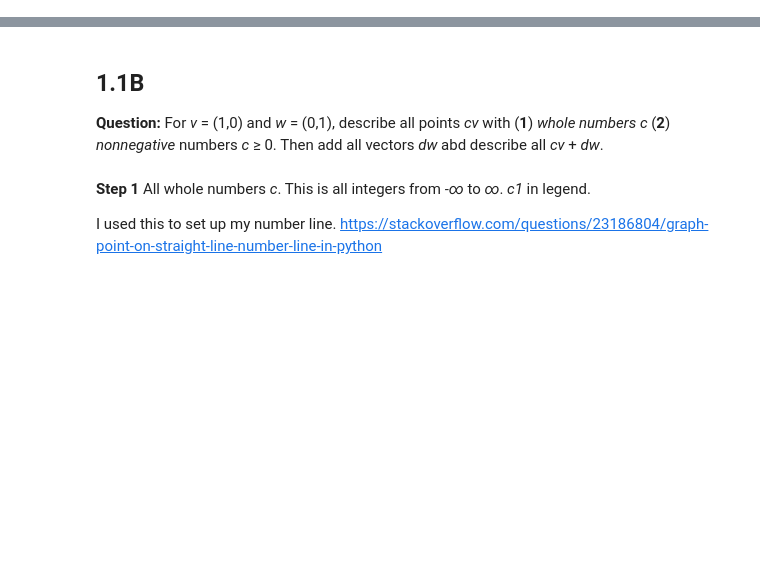
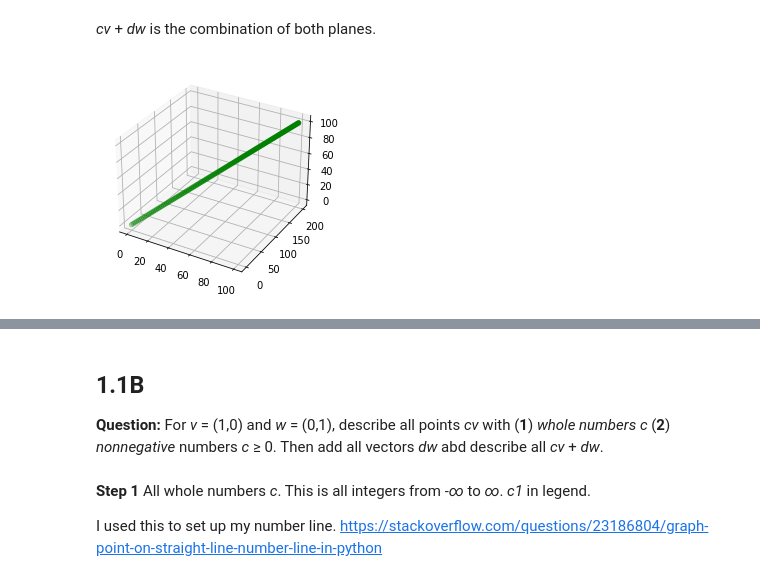
Before and after one commit to theohartsook/some_math_stuff, a Jupyter notebook: Strang Linear Algebra 1.1 Worked Examples.ipynb, the cells around one changed output, grey strips where cells are left out. Saved outputs shown, nothing was run; the diff lists cells and outputs as text; code cells hidden in the pictures; blank space fills up the shorter version.

```diff
--- a/Strang Linear Algebra 1.1 Worked Examples.ipynb
+++ b/Strang Linear Algebra 1.1 Worked Examples.ipynb
@@ -2,0 +46,30 @@
+# %% [markdown]
+*cv* + *dw* is the combination of both planes.
+# %%
+c = list(range(0,101))
+
+cv = []
+dw = []
+
+for i in c:
+    cv.append([i,i,0])
+    dw.append([0,i,i])
+
+xs = []
+ys = []
+zs = []
+for i in range(0, len(cv)):
+    x = cv[i][0] + dw[i][0]
+    y = cv[i][1] + dw[i][1]
+    z = cv[i][2] + dw[i][2]
+    xs.append(x)
+    ys.append(y)
+    zs.append(z)
+
+plt3d = plt.figure().gca(projection='3d')
+plt3d.scatter3D(xs, ys, zs, color='g')
+
+
+plt.show()
+# %% [output]
+[figure, added]
```
Also changed, not shown: parts of 14 cells of this notebook, 1 other file.
